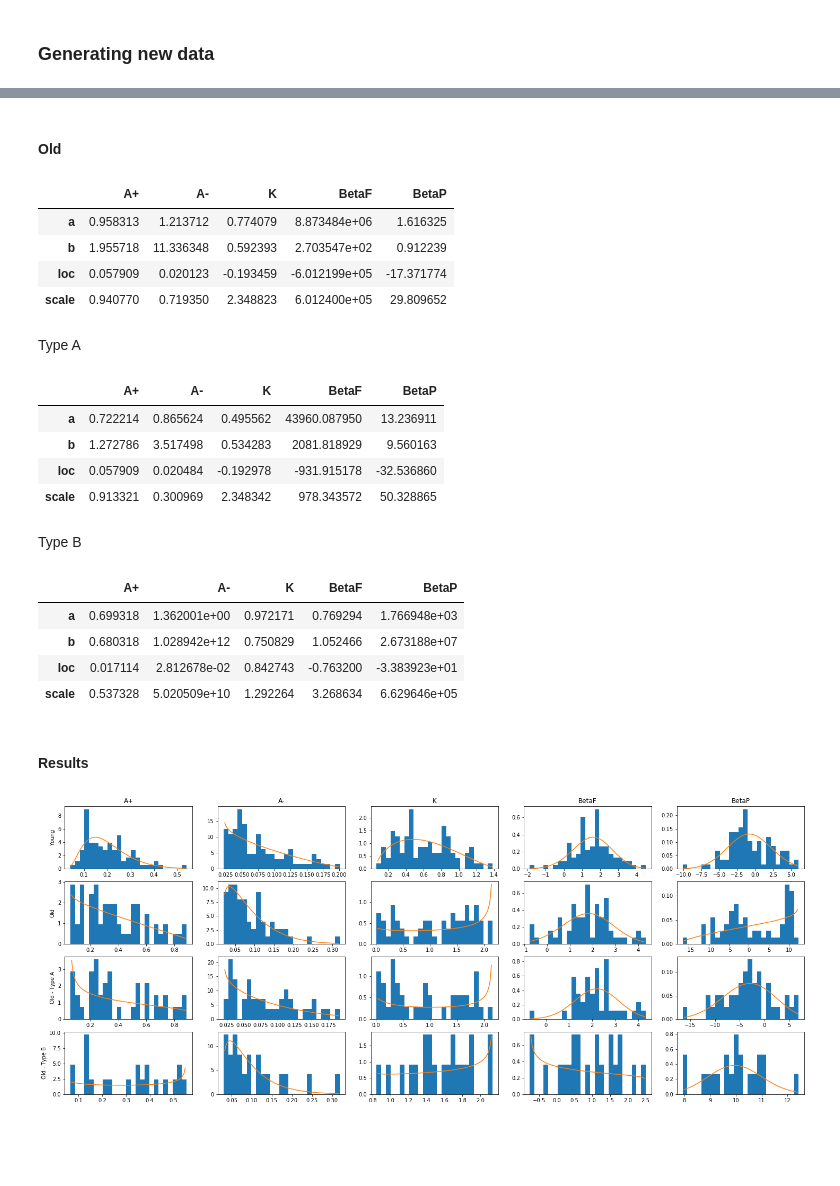
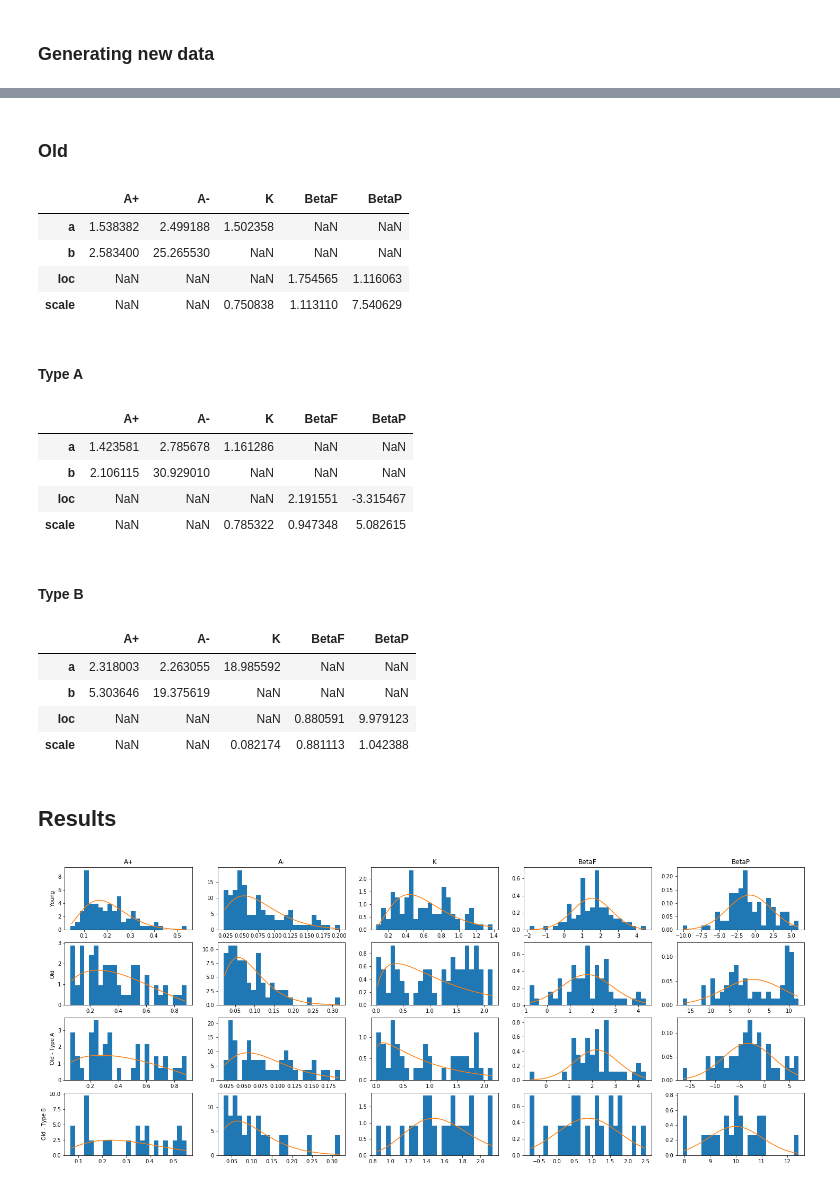
Before and after one commit to adampower48/ca4015_assignment1_dan_adam, a Jupyter notebook: book/_build/jupyter_execute/synthetic_data.ipynb, the cells around one changed output, grey strips where cells are left out. Drawn from its saved outputs; the diff is of its cells as text; code cells hidden in the pictures; blank space fills up the shorter version.

Commit message:
polish synthetic data page

```diff
--- a/book/_build/jupyter_execute/synthetic_data.ipynb
+++ b/book/_build/jupyter_execute/synthetic_data.ipynb
@@ -150,79 +172,85 @@ beta_params_young
 # %% [markdown]
-#### Old
+### Old
 # %%
 %%capture --no-stdout --no-display
 
 df_orl_old = df_orl[df_orl["subjID"] == "old"]
-beta_params_old = df_orl_old[["A+", "A-", "K", "BetaF", "BetaP"]].apply(fit_beta)
-beta_params_old
+dist_params_old = fit_all_params(df_orl_old)
+pd.DataFrame(dist_params_old)
 # %% [output]
 |  | A+ | A- | K | BetaF | BetaP |
-| a | 0.958313 | 1.213712 | 0.774079 | 8.873484e+06 | 1.616325 |
-| b | 1.955718 | 11.336348 | 0.592393 | 2.703547e+02 | 0.912239 |
-| loc | 0.057909 | 0.020123 | -0.193459 | -6.012199e+05 | -17.371774 |
-| scale | 0.940770 | 0.719350 | 2.348823 | 6.012400e+05 | 29.809652 |
+| a | 1.538382 | 2.499188 | 1.502358 | NaN | NaN |
+| b | 2.583400 | 25.265530 | NaN | NaN | NaN |
+| loc | NaN | NaN | NaN | 1.754565 | 1.116063 |
+| scale | NaN | NaN | 0.750838 | 1.113110 | 7.540629 |
 # %%
 beta_p_split = 7
-# %% [markdown]
-Type A
+# %% [markdown]
+#### Type A
 # %%
 %%capture --no-stdout --no-display
 
 df_orl_old_a = df_orl[(df_orl["subjID"] == "old") & (df_orl["BetaP"] <= beta_p_split)]
-beta_params_old_a = df_orl_old_a[["A+", "A-", "K", "BetaF", "BetaP"]].apply(fit_beta)
-beta_params_old_a
+dist_params_old_a = fit_all_params(df_orl_old_a)
+pd.DataFrame(dist_params_old_a)
 # %% [output]
 |  | A+ | A- | K | BetaF | BetaP |
-| a | 0.722214 | 0.865624 | 0.495562 | 43960.087950 | 13.236911 |
-| b | 1.272786 | 3.517498 | 0.534283 | 2081.818929 | 9.560163 |
-| loc | 0.057909 | 0.020484 | -0.192978 | -931.915178 | -32.536860 |
-| scale | 0.913321 | 0.300969 | 2.348342 | 978.343572 | 50.328865 |
+| a | 1.423581 | 2.785678 | 1.161286 | NaN | NaN |
+| b | 2.106115 | 30.929010 | NaN | NaN | NaN |
+| loc | NaN | NaN | NaN | 2.191551 | -3.315467 |
+| scale | NaN | NaN | 0.785322 | 0.947348 | 5.082615 |
-# %% [markdown]
-Type B
+# %% [markdown]
+#### Type B
 # %%
 %%capture --no-stdout --no-display
 
 df_orl_old_b = df_orl[(df_orl["subjID"] == "old") & (df_orl["BetaP"] > beta_p_split)]
-beta_params_old_b = df_orl_old_b[["A+", "A-", "K", "BetaF", "BetaP"]].apply(fit_beta)
-beta_params_old_b
+dist_params_old_b = fit_all_params(df_orl_old_b)
+pd.DataFrame(dist_params_old_b)
 # %% [output]
 |  | A+ | A- | K | BetaF | BetaP |
-| a | 0.699318 | 1.362001e+00 | 0.972171 | 0.769294 | 1.766948e+03 |
-| b | 0.680318 | 1.028942e+12 | 0.750829 | 1.052466 | 2.673188e+07 |
-| loc | 0.017114 | 2.812678e-02 | 0.842743 | -0.763200 | -3.383923e+01 |
-| scale | 0.537328 | 5.020509e+10 | 1.292264 | 3.268634 | 6.629646e+05 |
+| a | 2.318003 | 2.263055 | 18.985592 | NaN | NaN |
+| b | 5.303646 | 19.375619 | NaN | NaN | NaN |
+| loc | NaN | NaN | NaN | 0.880591 | 9.979123 |
+| scale | NaN | NaN | 0.082174 | 0.881113 | 1.042388 |
 # %% [markdown]
-#### Results
+## Results
 # %%
 # Function to draw row of plots
-def draw_beta_fit(beta_params_df, data_df, ax_row, y_label, ):
-    for i, param in enumerate(beta_params_df.columns):
-        b_params = beta_params_df[param]
+def draw_dist_fit(dist_params, data_df, ax_row, y_label):
+    for i, (model_param, d_params) in enumerate(dist_params.items()):
+        row, col = divmod(i, 3)
 
         # Generate points to draw beta
-        x = np.linspace(data_df[param].min(), data_df[param].max(), 100)[1:-1]
-        y = beta.pdf(x, b_params["a"], b_params["b"], loc=b_params["loc"], scale=b_params["scale"])
+        x = np.linspace(data_df[model_param].min(), data_df[model_param].max(), 100)[1:-1]
+        if model_param in ("A+", "A-"):
+            y = beta.pdf(x, **d_params)
+        elif model_param == "K":
+            y = gamma.pdf(x, **d_params)
+        elif model_param in ("BetaF", "BetaP"):
+            y = norm.pdf(x, **d_params)
+
 
         # Draw plots
-        ax_row[i].hist(data_df[param], density=True, bins=25)
+        ax_row[i].hist(data_df[model_param], density=True, bins=25)
         ax_row[i].plot(x, y)
 
     ax_row[0].set_ylabel(y_label)
 # %%
 fig, ax = plt.subplots(4, 5, figsize=(25, 10))
 
 # Plots
-draw_beta_fit(beta_params_young, df_orl_young, ax[0], "Young")
-draw_beta_fit(beta_params_old, df_orl_old, ax[1], "Old")
-draw_beta_fit(beta_params_old_a, df_orl_old_a, ax[2], "Old - Type A")
-draw_beta_fit(beta_params_old_b, df_orl_old_b, ax[3], "Old - Type B")
+draw_dist_fit(dist_params_young, df_orl_young, ax[0], "Young")
+draw_dist_fit(dist_params_old, df_orl_old, ax[1], "Old")
+draw_dist_fit(dist_params_old_a, df_orl_old_a, ax[2], "Old - Type A")
+draw_dist_fit(dist_params_old_b, df_orl_old_b, ax[3], "Old - Type B")
 
 # Param titles
-for i, param in enumerate(beta_params_young.columns):
+for i, param in enumerate(dist_params_old_b):
     ax[0, i].set_title(param)
 
 plt.show()
 # %% [output]
-[figure, old version]
+[figure, new version]
 # %% [markdown]
 This lets us compare the parameters across each of the different groups. We can see that the A+ and A- parameters are fairly similar for all of the groups, spread out with a slight skew to the left.
```
Also changed, not shown: parts of 27 cells of this notebook, 25 other files.
